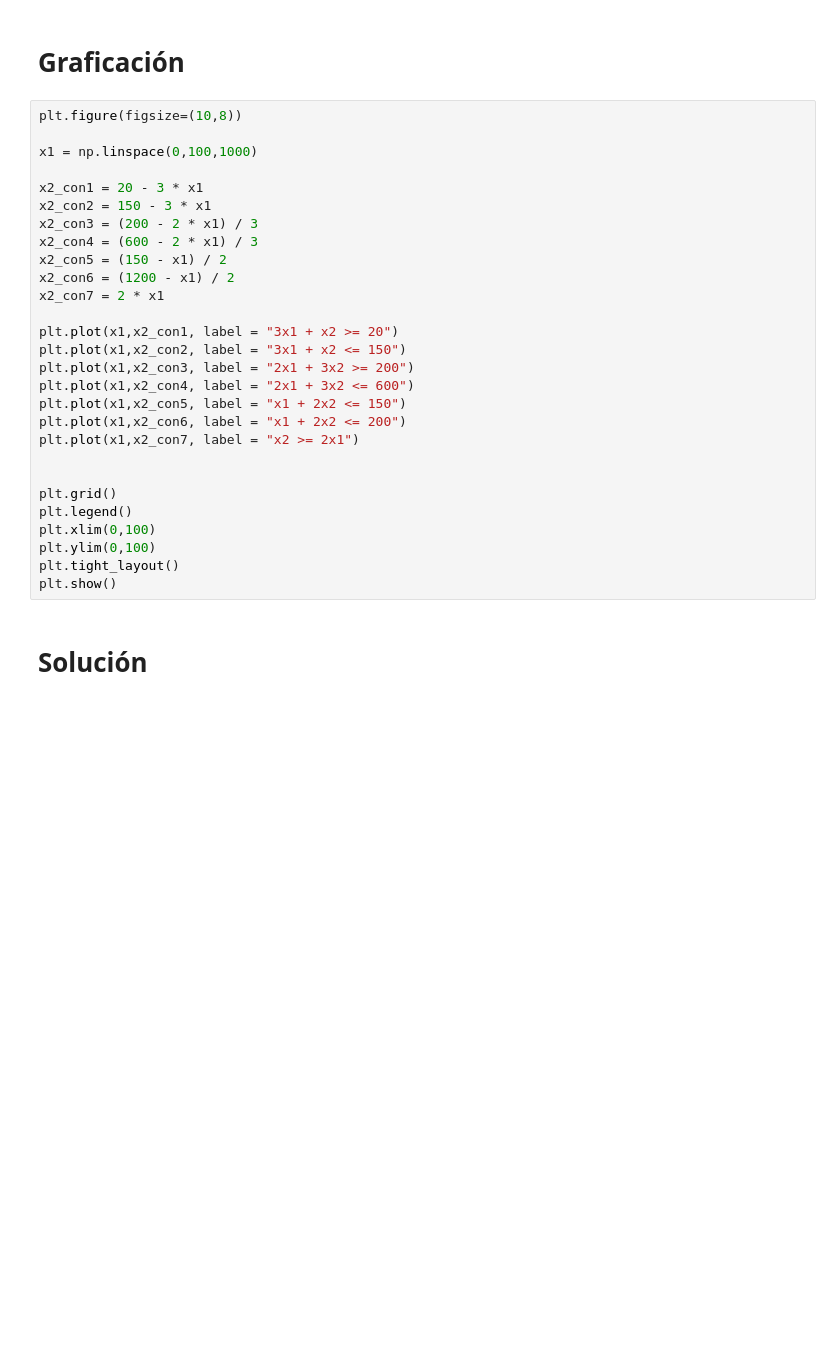
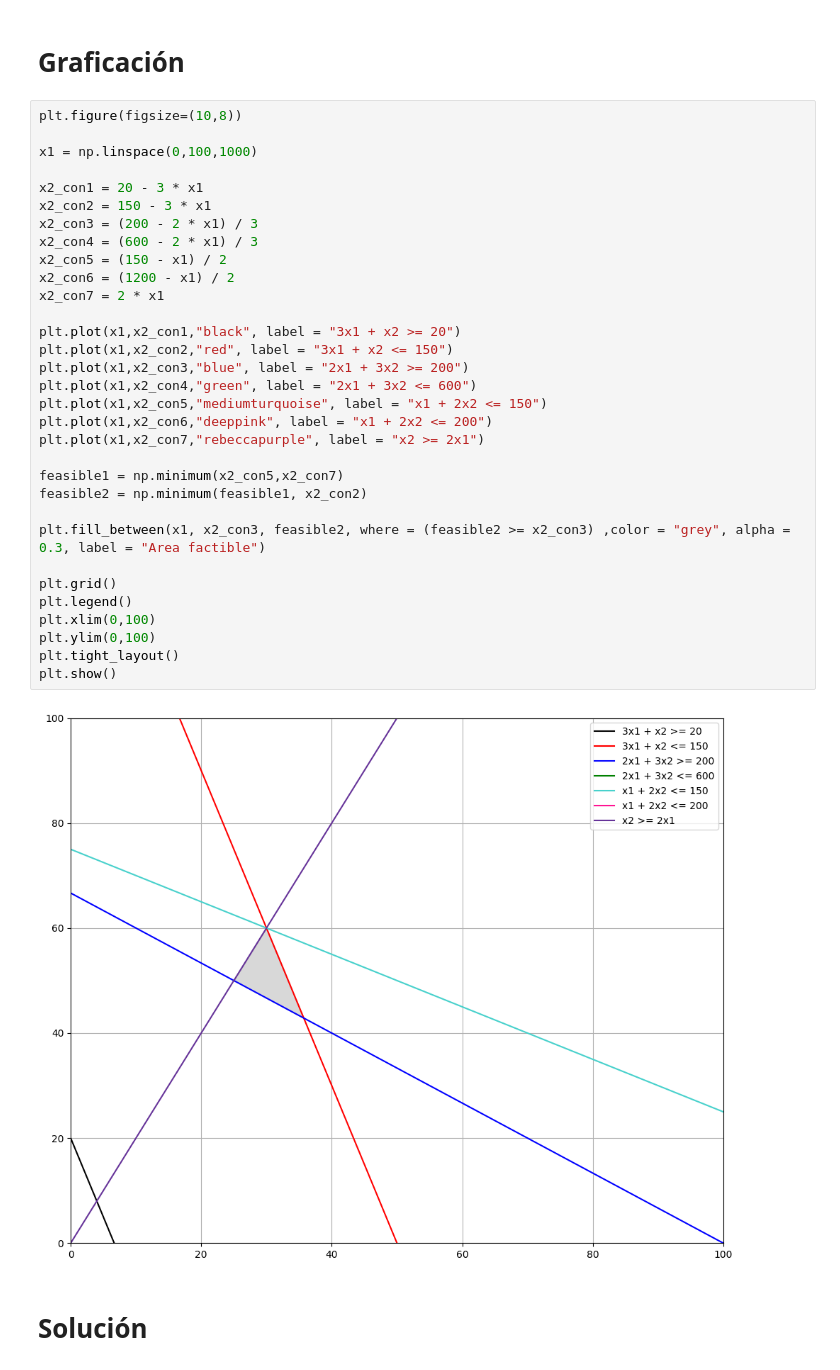
Before and after one commit to Lunaaaalj/Diseno-de-un-modelo-de-optimizacion, a Jupyter notebook: source/modelo.ipynb, the cells around one changed output. Cells and saved outputs as stored; diff of their text form; blank space fills up the shorter version.

Commit message:
feassible area

```diff
--- a/source/modelo.ipynb
+++ b/source/modelo.ipynb
@@ -38,31 +38,37 @@ import matplotlib.pyplot as plt
 # %%
 plt.figure(figsize=(10,8))
 
 x1 = np.linspace(0,100,1000)
 
 x2_con1 = 20 - 3 * x1
 x2_con2 = 150 - 3 * x1
 x2_con3 = (200 - 2 * x1) / 3
 x2_con4 = (600 - 2 * x1) / 3
 x2_con5 = (150 - x1) / 2
 x2_con6 = (1200 - x1) / 2
 x2_con7 = 2 * x1
 
-plt.plot(x1,x2_con1, label = "3x1 + x2 >= 20")
-plt.plot(x1,x2_con2, label = "3x1 + x2 <= 150")
-plt.plot(x1,x2_con3, label = "2x1 + 3x2 >= 200")
-plt.plot(x1,x2_con4, label = "2x1 + 3x2 <= 600")
-plt.plot(x1,x2_con5, label = "x1 + 2x2 <= 150")
-plt.plot(x1,x2_con6, label = "x1 + 2x2 <= 200")
-plt.plot(x1,x2_con7, label = "x2 >= 2x1")
+plt.plot(x1,x2_con1,"black", label = "3x1 + x2 >= 20")
+plt.plot(x1,x2_con2,"red", label = "3x1 + x2 <= 150")
+plt.plot(x1,x2_con3,"blue", label = "2x1 + 3x2 >= 200")
+plt.plot(x1,x2_con4,"green", label = "2x1 + 3x2 <= 600")
+plt.plot(x1,x2_con5,"mediumturquoise", label = "x1 + 2x2 <= 150")
+plt.plot(x1,x2_con6,"deeppink", label = "x1 + 2x2 <= 200")
+plt.plot(x1,x2_con7,"rebeccapurple", label = "x2 >= 2x1")
 
+feasible1 = np.minimum(x2_con5,x2_con7)
+feasible2 = np.minimum(feasible1, x2_con2)
+
+plt.fill_between(x1, x2_con3, feasible2, where = (feasible2 >= x2_con3) ,color = "grey", alpha = 0.3, label = "Area factible")
 
 plt.grid()
 plt.legend()
 plt.xlim(0,100)
 plt.ylim(0,100)
 plt.tight_layout()
 plt.show()
+# %% [output]
+[figure, added]
 # %% [markdown]
 # Solución
 # %%
```
